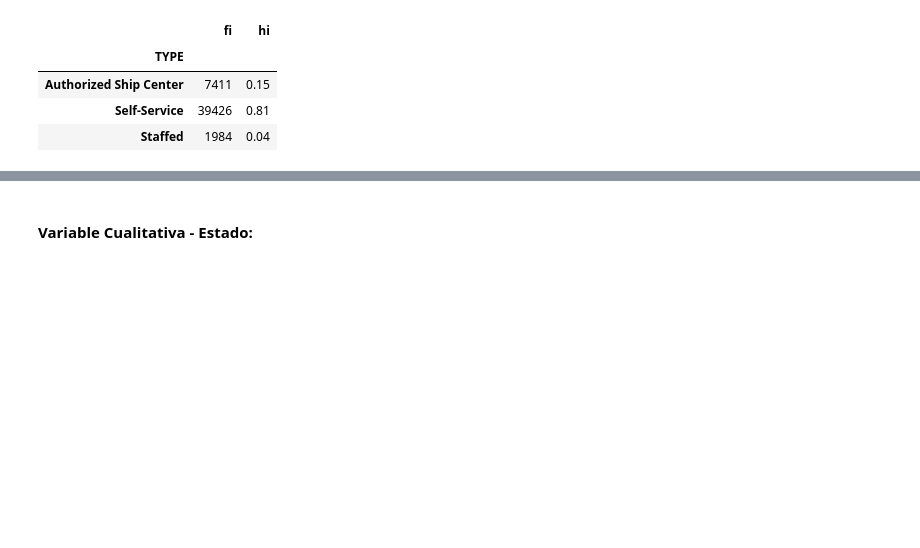
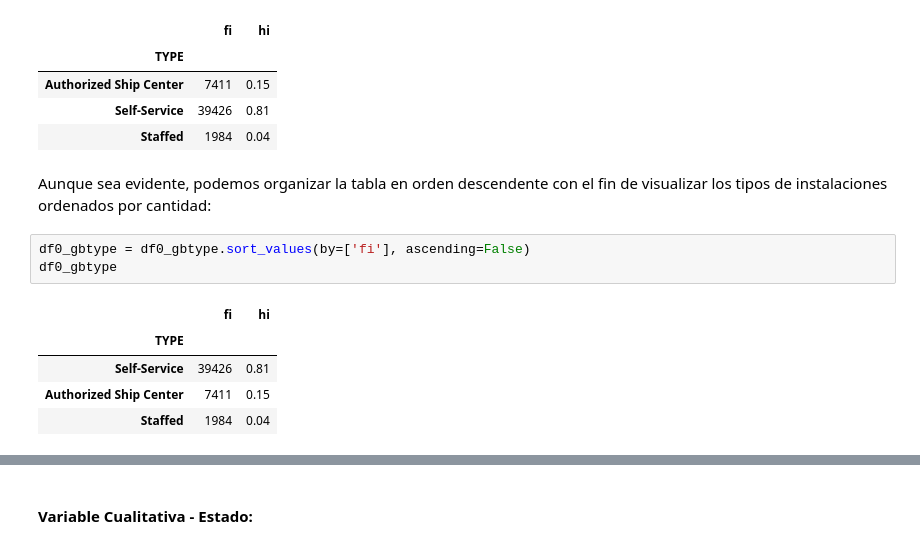
Before and after one commit to andresilvag1/Python-Projects, a Jupyter notebook: 1_EVDCS/CH1.1_RDC_C1.1.ipynb, the cells around one changed output, grey strips where cells are left out. Drawn from its saved outputs; the diff is of its cells as text; blank space fills up the shorter version.

```diff
--- a/1_EVDCS/CH1.1_RDC_C1.1.ipynb
+++ b/1_EVDCS/CH1.1_RDC_C1.1.ipynb
@@ -182,3 +182,14 @@ df0_gbtype
 | Authorized Ship Center | 7411 | 0.15 |
 | Self-Service | 39426 | 0.81 |
 | Staffed | 1984 | 0.04 |
+# %% [markdown]
+Aunque sea evidente, podemos organizar la tabla en orden descendente con el fin de visualizar los tipos de instalaciones ordenados por cantidad:
+# %%
+df0_gbtype = df0_gbtype.sort_values(by=['fi'], ascending=False)
+df0_gbtype
+# %% [output]
+|  | fi | hi |
+| TYPE |  |  |
+| Self-Service | 39426 | 0.81 |
+| Authorized Ship Center | 7411 | 0.15 |
+| Staffed | 1984 | 0.04 |
```
Also changed, not shown: parts of 7 cells of this notebook, 2 other files.
